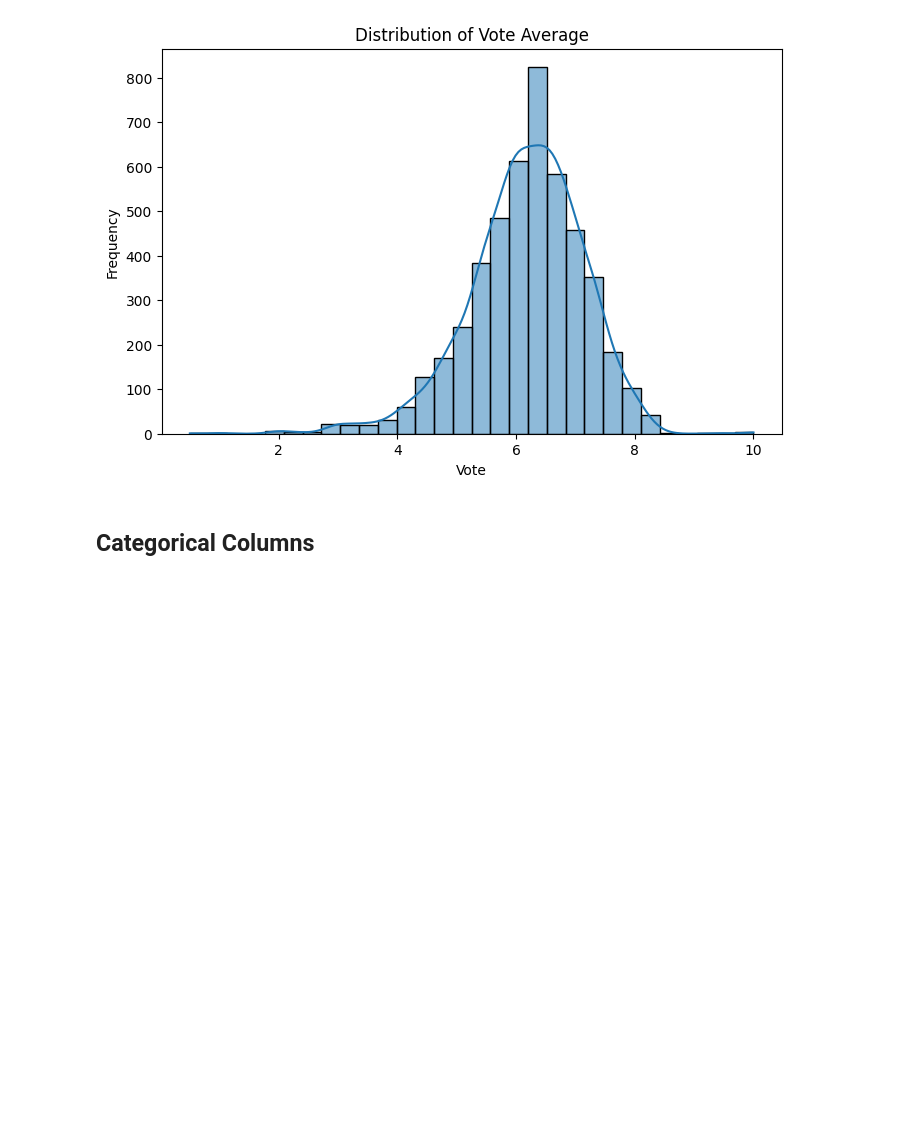
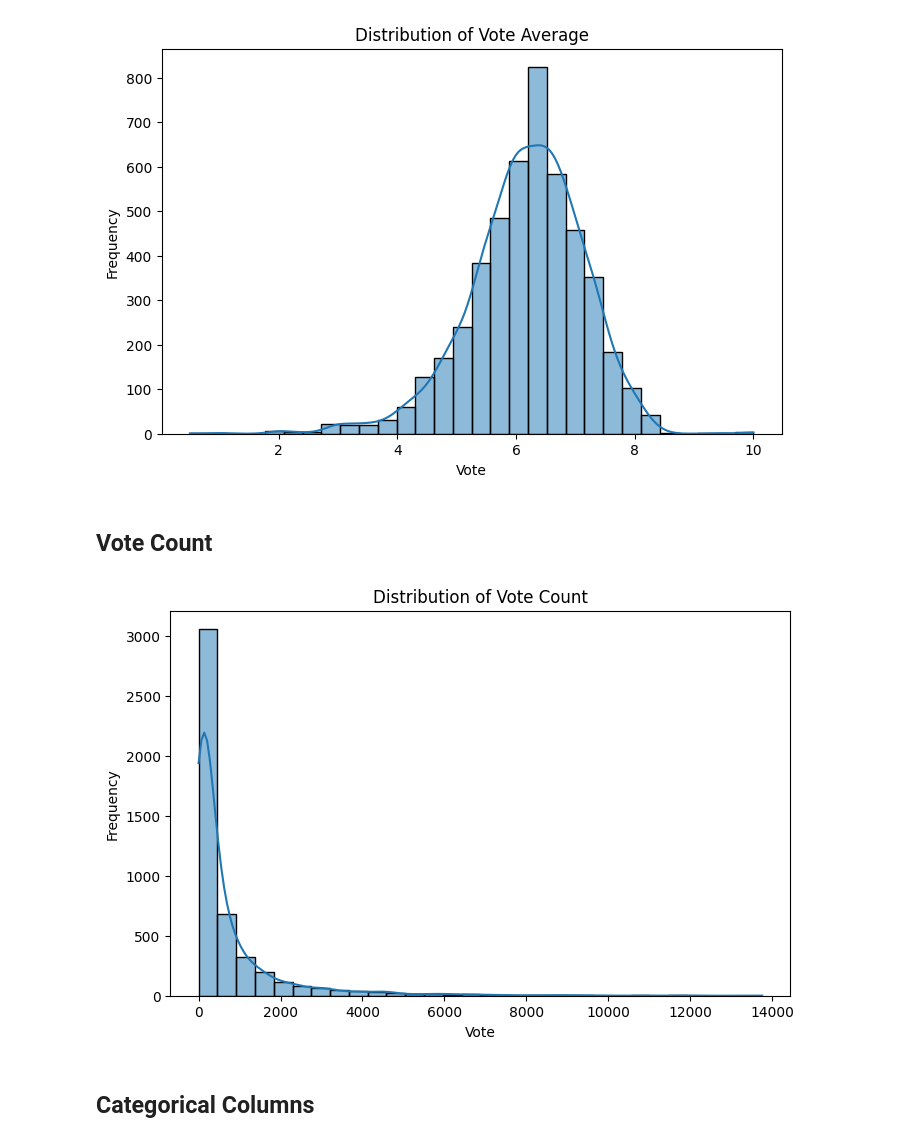
Before and after one commit to eloiiiseyu/Movie-Recommender-System, a Jupyter notebook: recommender.ipynb, the cells around one changed output. Cells and saved outputs as stored; diff of their text form; code cells hidden in the pictures; blank space fills up the shorter version.

```diff
--- a/recommender.ipynb
+++ b/recommender.ipynb
@@ -200,6 +203,18 @@ plt.ylabel("Frequency")
 plt.show()
 # %% [output]
 [figure]
+# %% [markdown]
+## Vote Count
+# %%
+#vote_count distribution
+plt.figure(figsize=(8, 5))
+sns.histplot(df2['vote_count'].replace(0, np.nan).dropna(), bins=30, kde=True)
+plt.title("Distribution of Vote Count")
+plt.xlabel("Vote")
+plt.ylabel("Frequency")
+plt.show()
+# %% [output]
+[figure, added]
 # %% [markdown]
 ## Categorical Columns
 # %%
```
Also changed, not shown: parts of 1 cell of this notebook, 1 other file.
